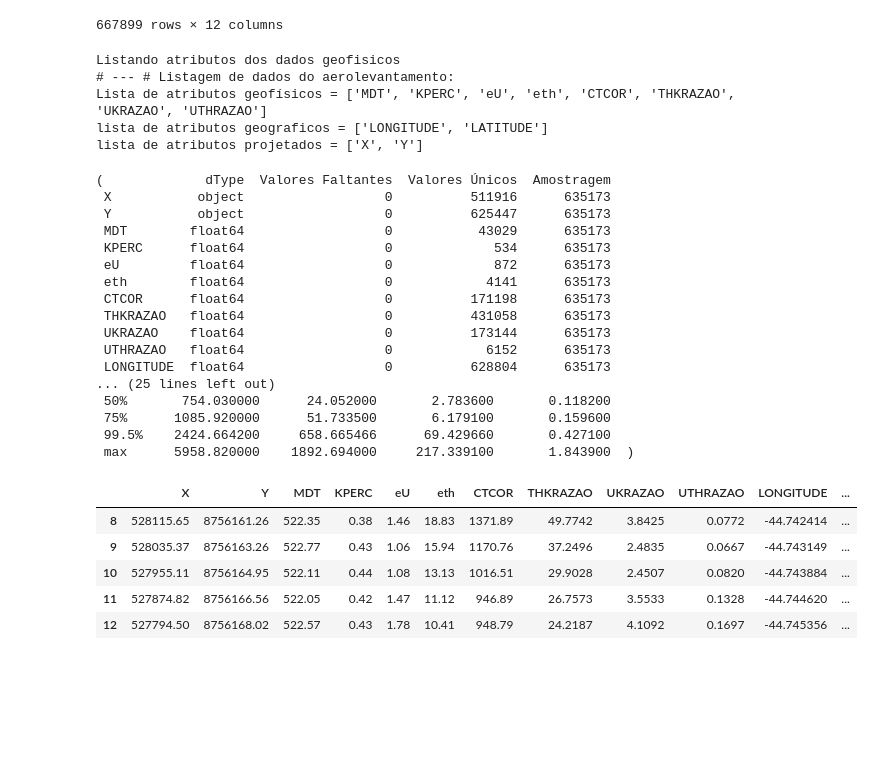
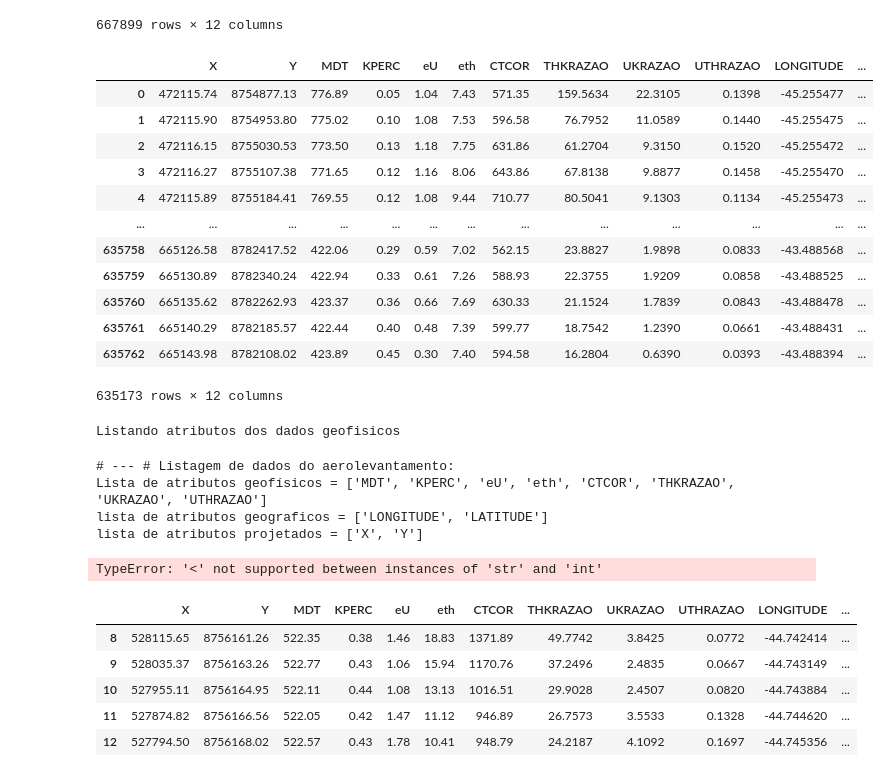
Before and after one commit to Gabriel-Goes/mapeamento_litologico_preditivo, a Jupyter notebook: 2-Pandas:Reading_XYZ_files_from_CPRM_DataBase.ipynb, the cells around one changed output. Drawn from its saved outputs; the diff is of its cells as text; code cells hidden in the pictures; blank space fills up the shorter version.

Commit message:
'2 - Pandas: Reading XYZ files' ---- Constructing an object to work with. Import_xyz()

```diff
--- a/2-Pandas:Reading_XYZ_files_from_CPRM_DataBase.ipynb
+++ b/2-Pandas:Reading_XYZ_files_from_CPRM_DataBase.ipynb
@@ -174,12 +230,12 @@ gama_line_1105.to_csv(gdb+'geof/gama_line_1105',index=False)
 # %% [markdown]
 ### Colunas descritas nos dados brutos
 # %%
-gama_cols = 'X Y FIDUCIAL GPSALT BARO ALTURA MDT CTB KB UB THB UPU LIVE_TIME COS TEMP KPERC eU eth CTEXP CTCOR UCOR THCOR KCOR THKRAZAO UKRAZAO UTHRAZAO LONGITUDE LATITUDE DATA HORA'.split(" ")
+gama_1089_cols = 'X Y FIDUCIAL GPSALT BARO ALTURA MDT CTB KB UB THB UPU LIVE_TIME COS TEMP KPERC eU eth CTEXP CTCOR UCOR THCOR KCOR THKRAZAO UKRAZAO UTHRAZAO LONGITUDE LATITUDE DATA HORA'.split(" ")
 
-mag_cols = 'X Y FIDUCIAL GPSALT BARO ALTURA MDT MAGBASE MAGBRU MAGCOM MAGCOR MAGNIV MAGMIC MAGIGRF IGRF LONGITUDE LATITUDE DATA HORA'.split(" ")
+mag_1089_cols = 'X Y FIDUCIAL GPSALT BARO ALTURA MDT MAGBASE MAGBRU MAGCOM MAGCOR MAGNIV MAGMIC MAGIGRF IGRF LONGITUDE LATITUDE DATA HORA'.split(" ")
 # %%
-gama_line_1089 = pd.read_csv(gdb+'xyz/1089_XYZ/XYZ/1089_GamaLine.XYZ',
-                         names=gama_cols,
+gama_line_1089 = pd.read_csv(gdb('xyz/1089_XYZ/XYZ/1089_GamaLine.XYZ'),
+                         names=gama_1089_cols,
                          delim_whitespace=True,
                          skiprows=11,
                          usecols=["X","Y","LATITUDE","LONGITUDE",
@@ -188,8 +244,8 @@ gama_line_1089 = pd.read_csv(gdb+'xyz/1089_XYZ/XYZ/1089_GamaLine.XYZ',
                                   "MDT"],
                          na_values=('*'))
 
-gama_tie_1089 = pd.read_csv(gdb+'xyz/1089_XYZ/XYZ/1089_GamaTie.XYZ',
-                         names=gama_cols,
+gama_tie_1089 = pd.read_csv(gdb('xyz/1089_XYZ/XYZ/1089_GamaTie.XYZ'),
+                         names=gama_1089_cols,
                          delim_whitespace=True,
                          skiprows=11,
                          usecols=["X","Y","LATITUDE","LONGITUDE",
@@ -219,31 +275,31 @@ gama_1089
 667899 rows × 12 columns
 # %%
 gama_line_1089.dropna(inplace=True)
+gama_line_1089
+# %% [output]
+|  | X | Y | MDT | KPERC | eU | eth | CTCOR | THKRAZAO | UKRAZAO | UTHRAZAO | LONGITUDE | ... |
+| 0 | 472115.74 | 8754877.13 | 776.89 | 0.05 | 1.04 | 7.43 | 571.35 | 159.5634 | 22.3105 | 0.1398 | -45.255477 | ... |
+| 1 | 472115.90 | 8754953.80 | 775.02 | 0.10 | 1.08 | 7.53 | 596.58 | 76.7952 | 11.0589 | 0.1440 | -45.255475 | ... |
+| 2 | 472116.15 | 8755030.53 | 773.50 | 0.13 | 1.18 | 7.75 | 631.86 | 61.2704 | 9.3150 | 0.1520 | -45.255472 | ... |
+| 3 | 472116.27 | 8755107.38 | 771.65 | 0.12 | 1.16 | 8.06 | 643.86 | 67.8138 | 9.8877 | 0.1458 | -45.255470 | ... |
+| 4 | 472115.89 | 8755184.41 | 769.55 | 0.12 | 1.08 | 9.44 | 710.77 | 80.5041 | 9.1303 | 0.1134 | -45.255473 | ... |
+| ... | ... | ... | ... | ... | ... | ... | ... | ... | ... | ... | ... | ... |
+| 635758 | 665126.58 | 8782417.52 | 422.06 | 0.29 | 0.59 | 7.02 | 562.15 | 23.8827 | 1.9898 | 0.0833 | -43.488568 | ... |
+| 635759 | 665130.89 | 8782340.24 | 422.94 | 0.33 | 0.61 | 7.26 | 588.93 | 22.3755 | 1.9209 | 0.0858 | -43.488525 | ... |
+| 635760 | 665135.62 | 8782262.93 | 423.37 | 0.36 | 0.66 | 7.69 | 630.33 | 21.1524 | 1.7839 | 0.0843 | -43.488478 | ... |
+| 635761 | 665140.29 | 8782185.57 | 422.44 | 0.40 | 0.48 | 7.39 | 599.77 | 18.7542 | 1.2390 | 0.0661 | -43.488431 | ... |
+| 635762 | 665143.98 | 8782108.02 | 423.89 | 0.45 | 0.30 | 7.40 | 594.58 | 16.2804 | 0.6390 | 0.0393 | -43.488394 | ... |
+635173 rows × 12 columns
-# %%
-f.descricao(gama_line_1089)
-# %% [output]
-Listando atributos dos dados geofisicos
-# --- # Listagem de dados do aerolevantamento:
-Lista de atributos geofísicos = ['MDT', 'KPERC', 'eU', 'eth', 'CTCOR', 'THKRAZAO', 'UKRAZAO', 'UTHRAZAO']
-lista de atributos geograficos = ['LONGITUDE', 'LATITUDE']
-lista de atributos projetados = ['X', 'Y']
-(             dType  Valores Faltantes  Valores Únicos  Amostragem
- X           object                  0          511916      635173
- Y           object                  0          625447      635173
- MDT        float64                  0           43029      635173
- KPERC      float64                  0             534      635173
- eU         float64                  0             872      635173
- eth        float64                  0            4141      635173
- CTCOR      float64                  0          171198      635173
- THKRAZAO   float64                  0          431058      635173
- UKRAZAO    float64                  0          173144      635173
- UTHRAZAO   float64                  0            6152      635173
- LONGITUDE  float64                  0          628804      635173
-... (25 lines left out)
- 50%       754.030000      24.052000       2.783600       0.118200
- 75%      1085.920000      51.733500       6.179100       0.159600
- 99.5%    2424.664200     658.665466      69.429660       0.427100
- max      5958.820000    1892.694000     217.339100       1.843900  )
+# %%
+from src.funcs_descricao import descricao
+descricao(gama_line_1089)
+# %% [output]
+Listando atributos dos dados geofisicos
+# --- # Listagem de dados do aerolevantamento:
+Lista de atributos geofísicos = ['MDT', 'KPERC', 'eU', 'eth', 'CTCOR', 'THKRAZAO', 'UKRAZAO', 'UTHRAZAO']
+lista de atributos geograficos = ['LONGITUDE', 'LATITUDE']
+lista de atributos projetados = ['X', 'Y']
+TypeError: '<' not supported between instances of 'str' and 'int'
 # %%
 gama_1089.head()
 # %% [output]
```
Also changed, not shown: parts of 33 cells of this notebook, 7 other files.
